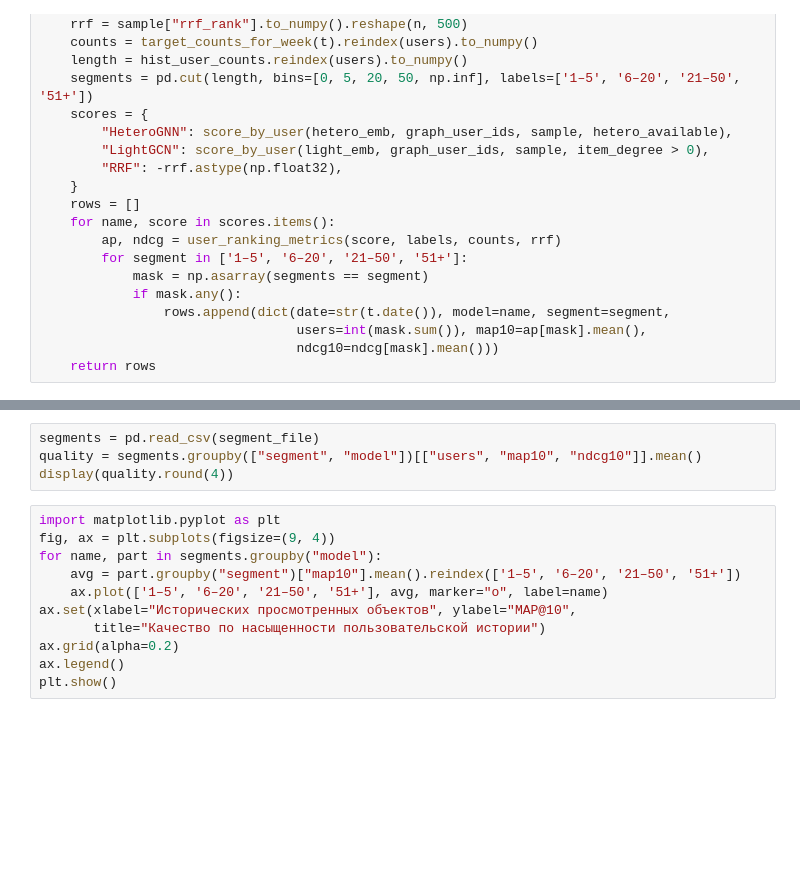
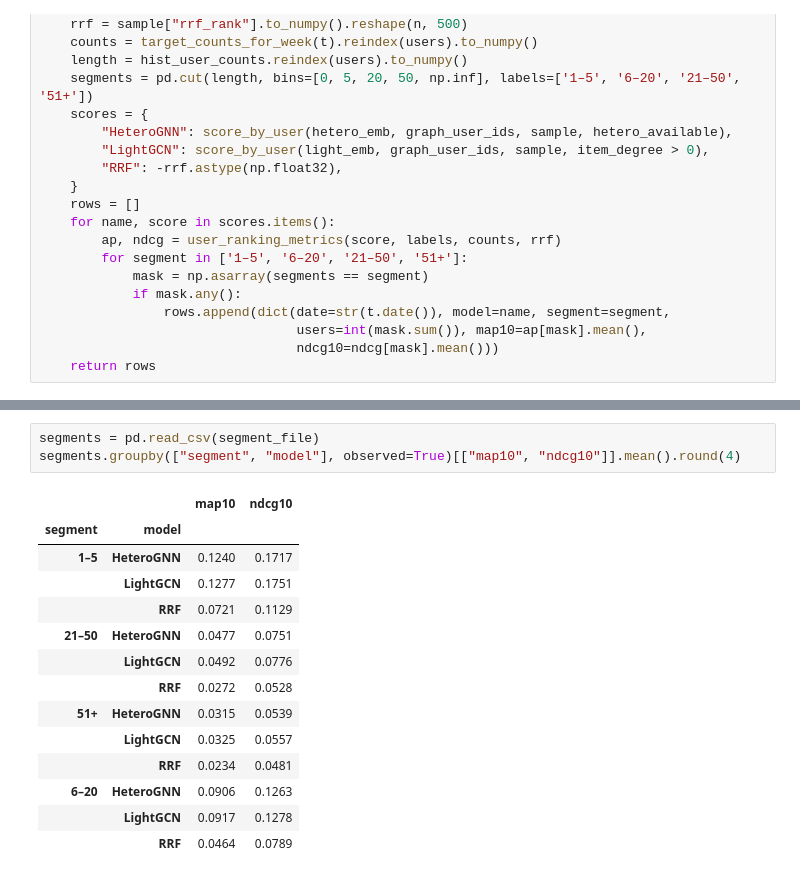
Before and after one commit to MikePodsytnik/graph-recsys-benchmark, a Jupyter notebook: Probing.ipynb, the cells around one changed output, grey strips where cells are left out. Cells and saved outputs as stored; diff of their text form; blank space fills up the shorter version.

```diff
--- a/Probing.ipynb
+++ b/Probing.ipynb
@@ -451,15 +452,18 @@ display(rho.round(3))
 # %%
 segments = pd.read_csv(segment_file)
-quality = segments.groupby(["segment", "model"])[["users", "map10", "ndcg10"]].mean()
-display(quality.round(4))
+segments.groupby(["segment", "model"], observed=True)[["map10", "ndcg10"]].mean().round(4)
+# %% [output]
+|  |  | map10 | ndcg10 |
+| segment | model |  |  |
+| 1–5 | HeteroGNN | 0.1240 | 0.1717 |
+|  | LightGCN | 0.1277 | 0.1751 |
+|  | RRF | 0.0721 | 0.1129 |
+| 21–50 | HeteroGNN | 0.0477 | 0.0751 |
+|  | LightGCN | 0.0492 | 0.0776 |
+|  | RRF | 0.0272 | 0.0528 |
+| 51+ | HeteroGNN | 0.0315 | 0.0539 |
+|  | LightGCN | 0.0325 | 0.0557 |
+|  | RRF | 0.0234 | 0.0481 |
+| 6–20 | HeteroGNN | 0.0906 | 0.1263 |
+|  | LightGCN | 0.0917 | 0.1278 |
+|  | RRF | 0.0464 | 0.0789 |
-# %%
-import matplotlib.pyplot as plt
-fig, ax = plt.subplots(figsize=(9, 4))
-for name, part in segments.groupby("model"):
-    avg = part.groupby("segment")["map10"].mean().reindex(['1–5', '6–20', '21–50', '51+'])
-    ax.plot(['1–5', '6–20', '21–50', '51+'], avg, marker="o", label=name)
-ax.set(xlabel="Исторических просмотренных объектов", ylabel="MAP@10",
-       title="Качество по насыщенности пользовательской истории")
-ax.grid(alpha=0.2)
-ax.legend()
-plt.show()
```
Also changed, not shown: parts of 11 cells of this notebook, 1 other file.
